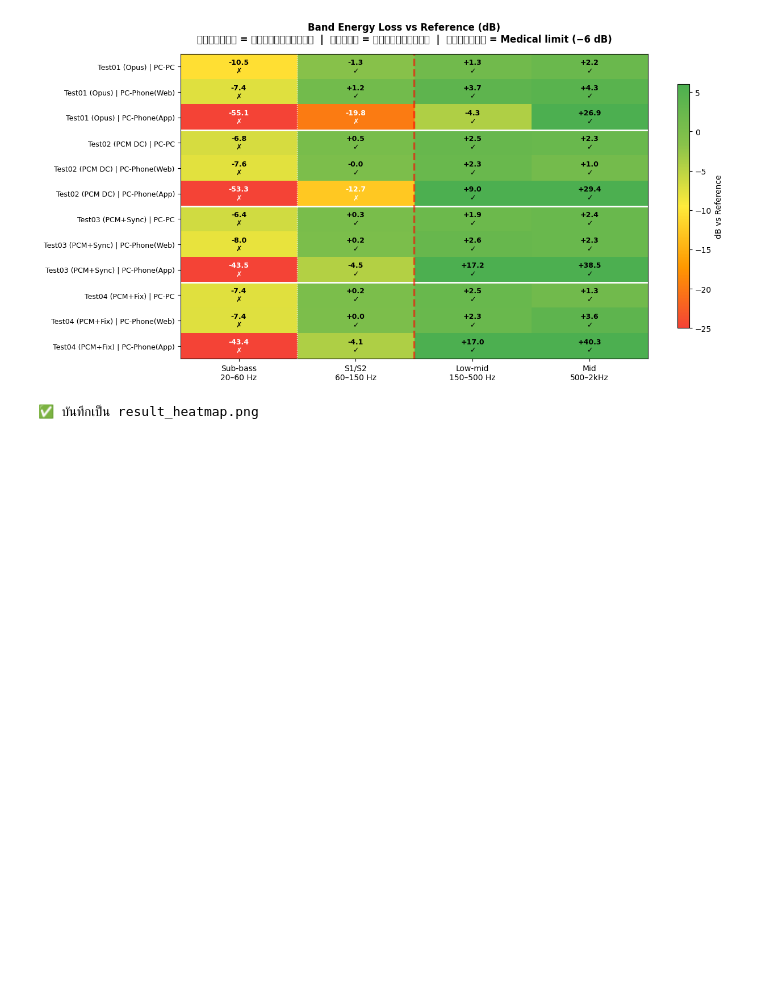
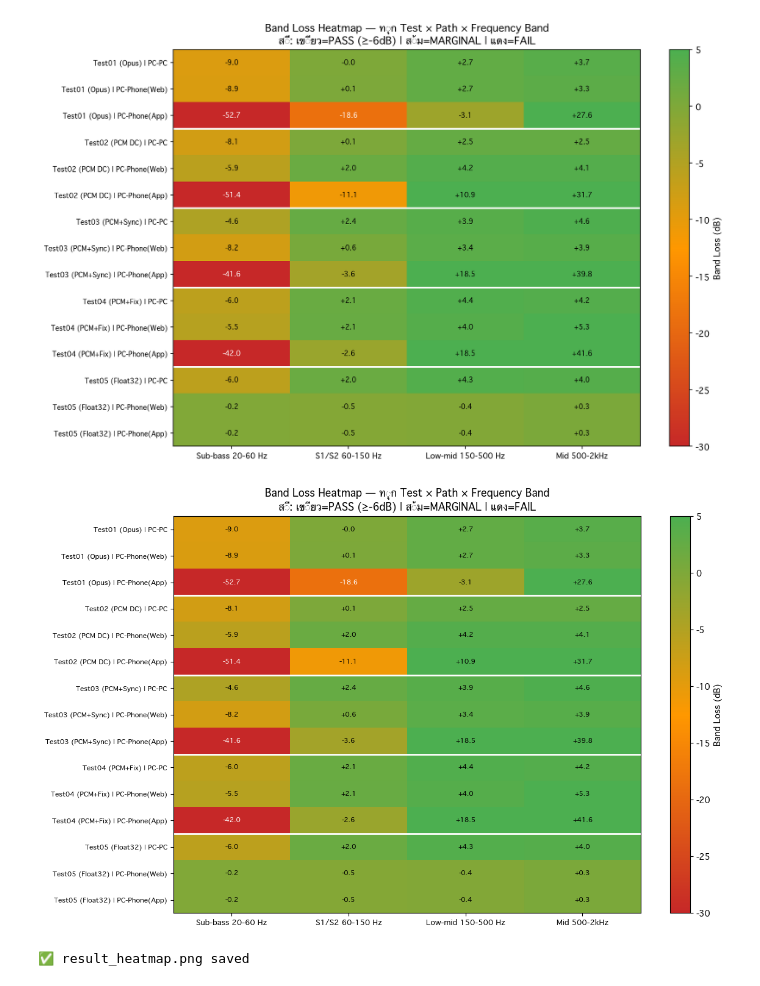
Before and after one commit to Jinwoo290350/Flutter_webRTC_Heart_Sound, a Jupyter notebook: webrtc_audio_quality.ipynb, the cells around one changed output. Cells and saved outputs as stored; diff of their text form; code cells hidden in the pictures; blank space fills up the shorter version.

```diff
--- a/webrtc_audio_quality.ipynb
+++ b/webrtc_audio_quality.ipynb
@@ -242,56 +261,58 @@ print('✅ บันทึกเป็น result_s1s2_main.png')
 # %%
-# Cell 3 — Heatmap: Band Loss ครบทุก band ทุก Test × Path
+# Cell 3 — Heatmap: Band Loss ครบทุก band × Test × Path
 n_tests = len(test_labels)
 n_paths = len(PATHS)
 n_bands = len(BANDS)
 
-# สร้าง matrix shape = (test × path, band)
 row_labels = []
 loss_matrix = []
 for tlabel in test_labels:
     for plabel in PATHS:
-        v = results.get(tlabel, {}).get(plabel)
-        if v:
+        v = results.get(tlabel, {}).get(plabel, None)
+        if v is not None:
             row_labels.append(f'{tlabel.replace(chr(10)," ")} | {plabel}')
-            loss_matrix.append([v[lo] for _, lo, _ in BANDS])
+            loss_matrix.append([v.get(lo, np.nan) for _, lo, _ in BANDS])
+        else:
+            row_labels.append(f'{tlabel.replace(chr(10)," ")} | {plabel}')
+            loss_matrix.append([np.nan] * n_bands)
 
-loss_arr = np.array(loss_matrix)
-band_labels = [b[0] for b in BANDS]
+Z = np.array(loss_matrix)
+col_labels = [b[0].replace(chr(10),' ') for b in BANDS]
 
-fig, ax = plt.subplots(figsize=(13, max(5, len(row_labels) * 0.55)))
-fig.suptitle('Band Energy Loss vs Reference (dB)\n'
-             'สีเขียว = ใกล้ต้นฉบับ  |  สีแดง = สูญเสียมาก  |  เส้นประ = Medical limit (−6 dB)',
-             fontsize=12, fontweight='bold')
-
-cmap = mcolors.LinearSegmentedColormap.from_list('rg', ['#F44336','#FF9800','#FFEB3B','#8BC34A','#4CAF50'])
-im = ax.imshow(loss_arr, cmap=cmap, vmin=-25, vmax=6, aspect='auto')
-plt.colorbar(im, ax=ax, label='dB vs Reference', shrink=0.8)
-
-ax.set_xticks(range(n_bands))
-ax.set_xticklabels(band_labels, fontsize=10)
-ax.set_yticks(range(len(row_labels)))
-ax.set_yticklabels(row_labels, fontsize=9)
+fig, ax = plt.subplots(figsize=(12, max(6, len(row_labels)*0.5)))
+cmap = mcolors.LinearSegmentedColormap.from_list('rg', ['#C62828','#FF9800','#4CAF50'])
+im = ax.imshow(Z, cmap=cmap, vmin=-30, vmax=5, aspect='auto')
 
 for i in range(len(row_labels)):
     for j in range(n_bands):
-        val = loss_arr[i, j]
-        txt_color = 'white' if val < -12 else 'black'
-        flag = '✓' if val >= MEDICAL_THRESHOLD_DB else '✗'
-        ax.text(j, i, f'{val:+.1f}\n{flag}', ha='center', va='center',
-                fontsize=9, fontweight='bold', color=txt_color)
+        val = Z[i, j]
+        if not np.isnan(val):
+            txt = f'{val:+.1f}'
+            color = 'white' if val < -15 else 'black'
+            ax.text(j, i, txt, ha='center', va='center', fontsize=8, color=color, fontweight='bold')
+        else:
+            ax.text(j, i, '—', ha='center', va='center', fontsize=9, color='gray')
 
-# เส้นแบ่ง test groups
-for i in range(1, n_tests):
-    ax.axhline(i * n_paths - 0.5, color='white', linewidth=2)
+ax.set_xticks(range(n_bands))
+ax.set_xticklabels(col_labels, fontsize=9)
+ax.set_yticks(range(len(row_labels)))
+ax.set_yticklabels(row_labels, fontsize=8)
+plt.colorbar(im, ax=ax, label='Band Loss (dB)')
+ax.set_title('Band Loss Heatmap — ทุก Test × Path × Frequency Band\n'
+             'สี: เขียว=PASS (≥-6dB) | ส้ม=MARGINAL | แดง=FAIL',
+             fontsize=12, fontweight='bold')
 
-# Medical limit line บน S1/S2 column (column index 1)
-ax.axvline(0.5, color='white', linewidth=1, linestyle=':')
-ax.axvline(1.5, color='red', linewidth=2.5, linestyle='--', alpha=0.6)
+# วาดเส้นแบ่ง test groups
+for i in range(n_paths, len(row_labels), n_paths):
+    ax.axhline(i - 0.5, color='white', lw=2)
 
 plt.tight_layout()
 plt.savefig('result_heatmap.png', dpi=150, bbox_inches='tight')
+from IPython.display import Image as _Img, display as _disp
+_disp(_Img(filename='result_heatmap.png'))
 plt.show()
-print('✅ บันทึกเป็น result_heatmap.png')
+print('✅ result_heatmap.png saved')
 # %% [output]
-[figure, old version]
+[figure, new version]
+[figure, added]
-✅ บันทึกเป็น result_heatmap.png
+✅ result_heatmap.png saved
```
Also changed, not shown: parts of 9 cells of this notebook, 3 other files.
